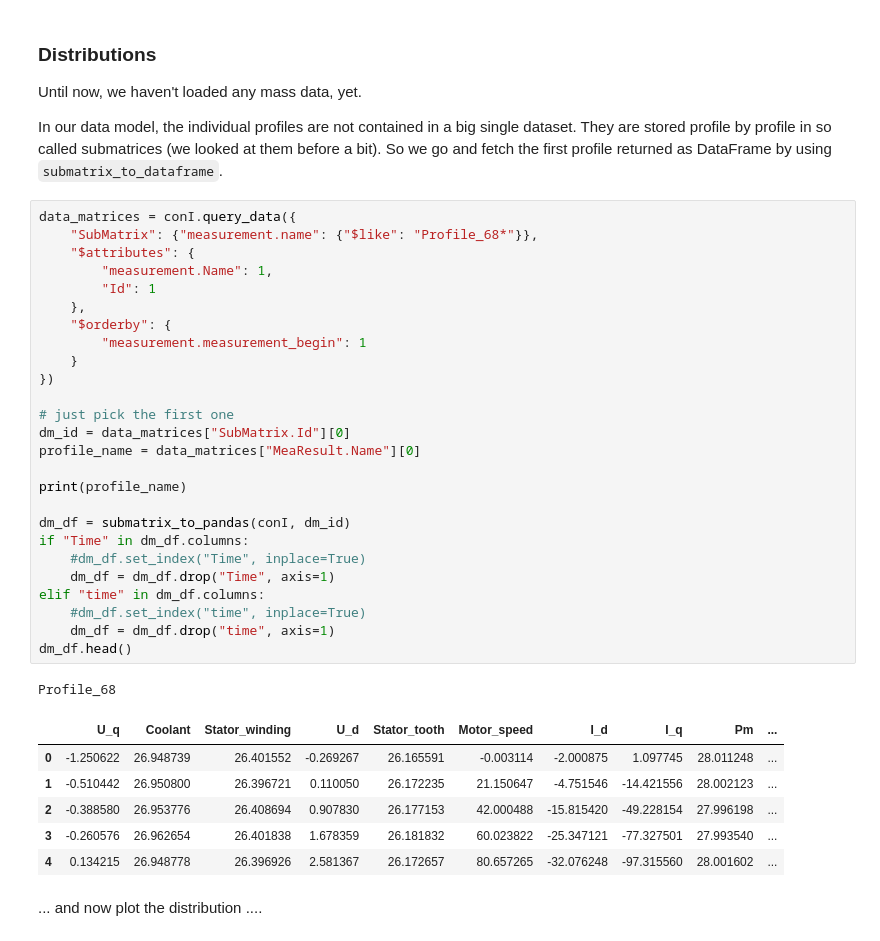
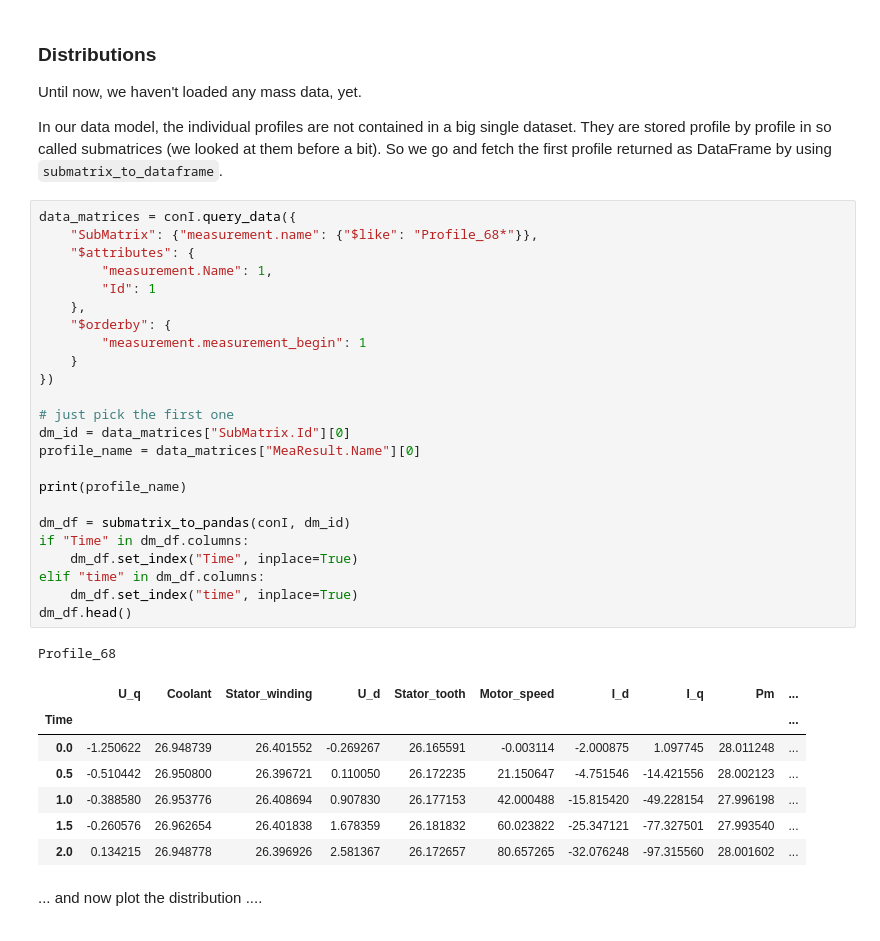
Before and after one commit to peak-solution/data_management_learning_path, a Jupyter notebook: data_management_learning_path/ods/kaggl_electric_motor_temperature_example.ipynb, the cells around one changed output. Drawn from its saved outputs; the diff is of its cells as text.

```diff
--- a/data_management_learning_path/ods/kaggl_electric_motor_temperature_example.ipynb
+++ b/data_management_learning_path/ods/kaggl_electric_motor_temperature_example.ipynb
@@ -85,37 +90,36 @@ In our data model, the individual profiles are not contained in a big single dat
 # %%
 data_matrices = conI.query_data({
     "SubMatrix": {"measurement.name": {"$like": "Profile_68*"}},
     "$attributes": {
         "measurement.Name": 1,
         "Id": 1
     },
     "$orderby": {
         "measurement.measurement_begin": 1
     }
 })
 
 # just pick the first one
 dm_id = data_matrices["SubMatrix.Id"][0]
 profile_name = data_matrices["MeaResult.Name"][0]
 
 print(profile_name)
 
 dm_df = submatrix_to_pandas(conI, dm_id)
 if "Time" in dm_df.columns:
-    #dm_df.set_index("Time", inplace=True)
-    dm_df = dm_df.drop("Time", axis=1)
+    dm_df.set_index("Time", inplace=True)
 elif "time" in dm_df.columns:
-    #dm_df.set_index("time", inplace=True)
-    dm_df = dm_df.drop("time", axis=1)
+    dm_df.set_index("time", inplace=True)
 dm_df.head()
 # %% [output]
 Profile_68
 |  | U_q | Coolant | Stator_winding | U_d | Stator_tooth | Motor_speed | I_d | I_q | Pm | ... |
-| 0 | -1.250622 | 26.948739 | 26.401552 | -0.269267 | 26.165591 | -0.003114 | -2.000875 | 1.097745 | 28.011248 | ... |
-| 1 | -0.510442 | 26.950800 | 26.396721 | 0.110050 | 26.172235 | 21.150647 | -4.751546 | -14.421556 | 28.002123 | ... |
-| 2 | -0.388580 | 26.953776 | 26.408694 | 0.907830 | 26.177153 | 42.000488 | -15.815420 | -49.228154 | 27.996198 | ... |
-| 3 | -0.260576 | 26.962654 | 26.401838 | 1.678359 | 26.181832 | 60.023822 | -25.347121 | -77.327501 | 27.993540 | ... |
-| 4 | 0.134215 | 26.948778 | 26.396926 | 2.581367 | 26.172657 | 80.657265 | -32.076248 | -97.315560 | 28.001602 | ... |
+| Time |  |  |  |  |  |  |  |  |  | ... |
+| 0.0 | -1.250622 | 26.948739 | 26.401552 | -0.269267 | 26.165591 | -0.003114 | -2.000875 | 1.097745 | 28.011248 | ... |
+| 0.5 | -0.510442 | 26.950800 | 26.396721 | 0.110050 | 26.172235 | 21.150647 | -4.751546 | -14.421556 | 28.002123 | ... |
+| 1.0 | -0.388580 | 26.953776 | 26.408694 | 0.907830 | 26.177153 | 42.000488 | -15.815420 | -49.228154 | 27.996198 | ... |
+| 1.5 | -0.260576 | 26.962654 | 26.401838 | 1.678359 | 26.181832 | 60.023822 | -25.347121 | -77.327501 | 27.993540 | ... |
+| 2.0 | 0.134215 | 26.948778 | 26.396926 | 2.581367 | 26.172657 | 80.657265 | -32.076248 | -97.315560 | 28.001602 | ... |
 # %% [markdown]
 ... and now plot the distribution ....
 # %%
```
Also changed, not shown: parts of 2 cells of this notebook, 7 other files.
